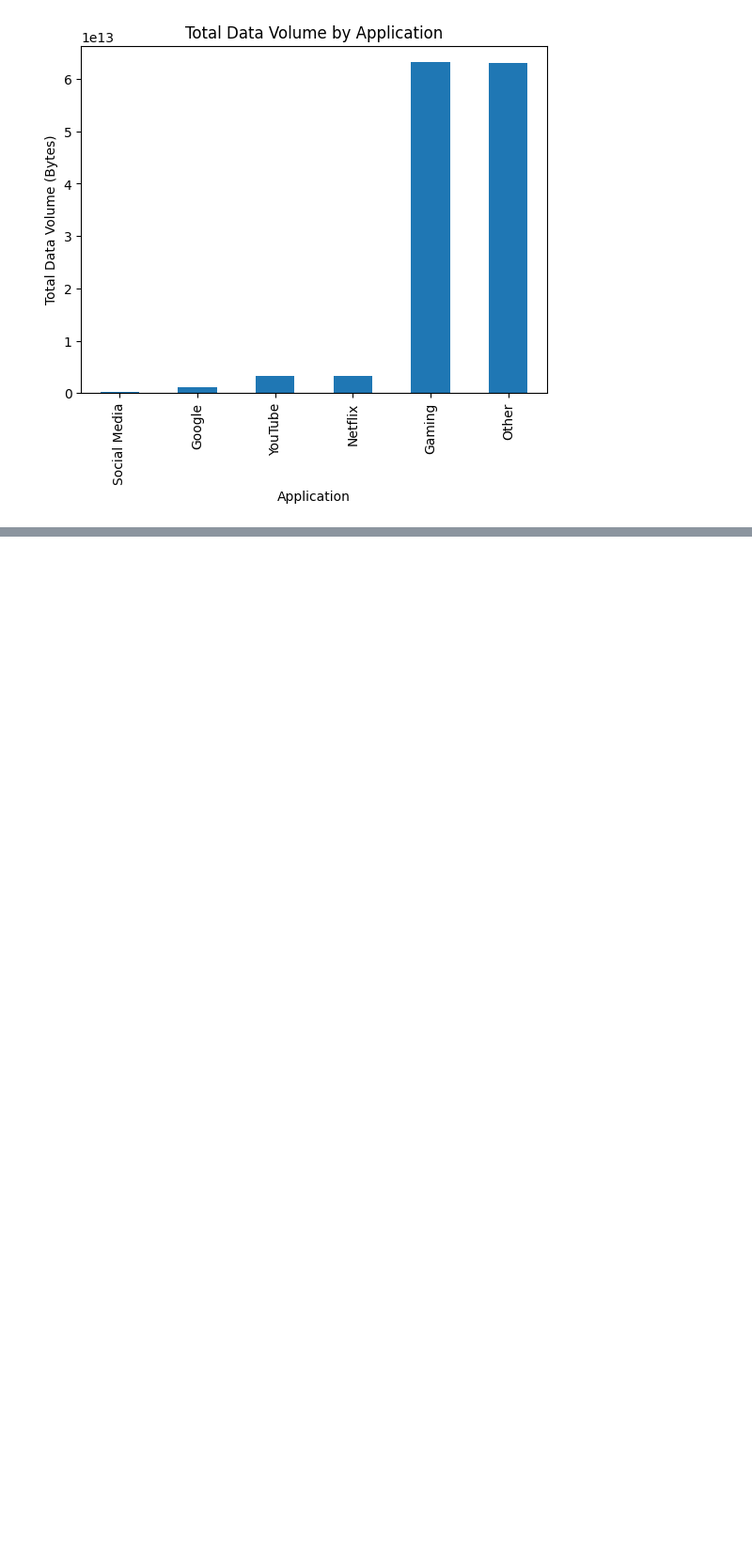
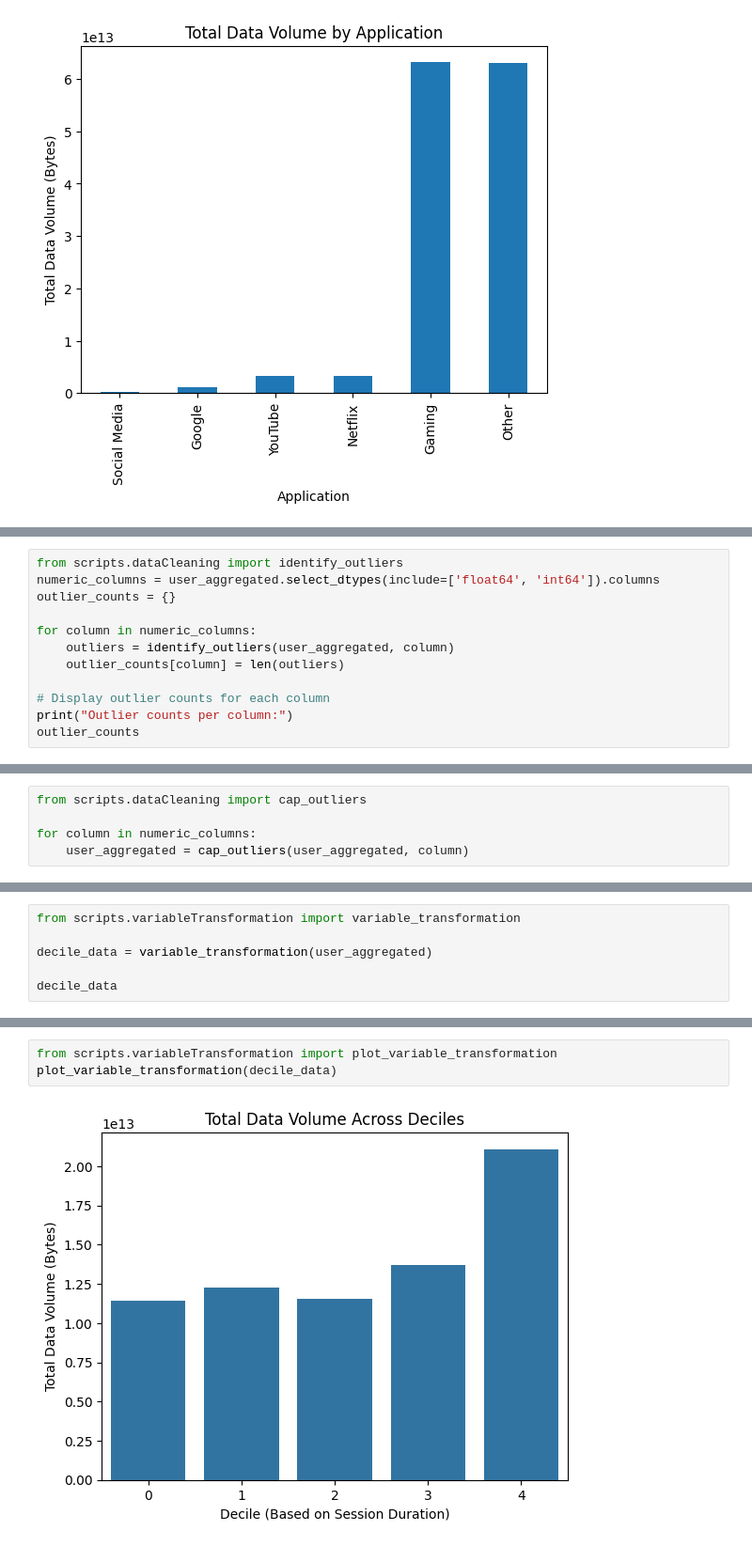
Before and after one commit to naolatomsa/TellCo, a Jupyter notebook: notebooks/userBehaviourAggregation.ipynb, the cells around one changed output, grey strips where cells are left out. Shown at 94% size. Saved outputs shown, nothing was run; the diff lists cells and outputs as text; blank space fills up the shorter version.

Commit message:
treat outliers, variable transformation, analyse basic matrics, non graphical univariate analysis

```diff
--- a/notebooks/userBehaviourAggregation.ipynb
+++ b/notebooks/userBehaviourAggregation.ipynb
@@ -361,0 +412,12 @@ distribution_of_app_usage(app_usage,'Total Data Volume by Application','Applicat
+# %%
+from scripts.dataCleaning import identify_outliers
+numeric_columns = user_aggregated.select_dtypes(include=['float64', 'int64']).columns
+outlier_counts = {}
+
+for column in numeric_columns:
+    outliers = identify_outliers(user_aggregated, column)
+    outlier_counts[column] = len(outliers)
+
+# Display outlier counts for each column
+print("Outlier counts per column:")
+outlier_counts
@@ -361,0 +445,5 @@ distribution_of_app_usage(app_usage,'Total Data Volume by Application','Applicat
+# %%
+from scripts.dataCleaning import cap_outliers
+
+for column in numeric_columns:
+    user_aggregated = cap_outliers(user_aggregated, column)
@@ -361,0 +475,6 @@ distribution_of_app_usage(app_usage,'Total Data Volume by Application','Applicat
+# %%
+from scripts.variableTransformation import variable_transformation
+
+decile_data = variable_transformation(user_aggregated)
+
+decile_data
@@ -361,0 +488,5 @@ distribution_of_app_usage(app_usage,'Total Data Volume by Application','Applicat
+# %%
+from scripts.variableTransformation import plot_variable_transformation
+plot_variable_transformation(decile_data)
+# %% [output]
+[figure, added]
```
Also changed, not shown: parts of 24 cells of this notebook, 3 other files.
